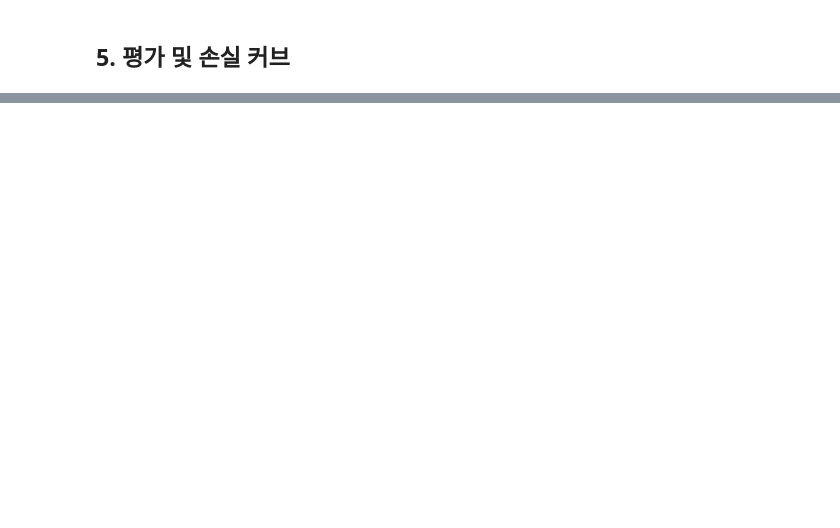
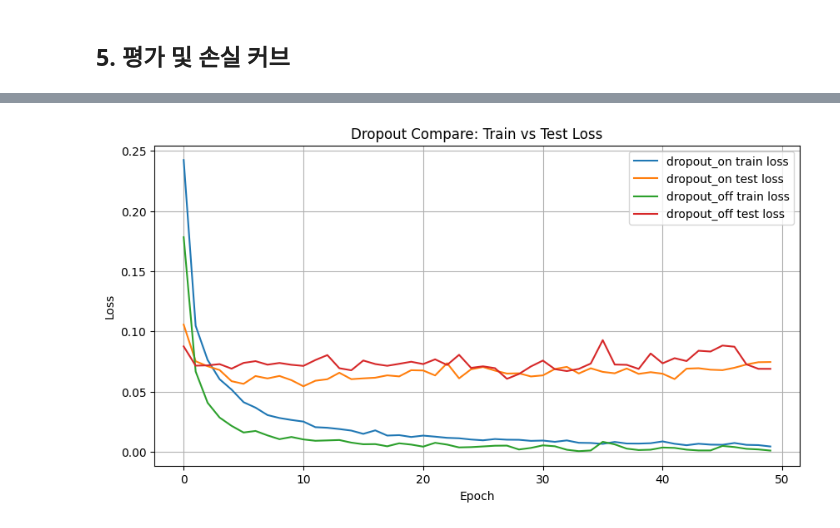
Before and after one commit to Developer-EJ/mnist-lab, a Jupyter notebook: mnist_lab.ipynb, the cells around one changed output, grey strips where cells are left out. Cells and saved outputs as stored; diff of their text form; code cells hidden in the pictures; blank space fills up the shorter version.

```diff
--- a/mnist_lab.ipynb
+++ b/mnist_lab.ipynb
@@ -146,12 +168,25 @@ from network import NeuralNetwork
 from optimizers import Adam, SGD
 from training import train
 import time
+from losses import cross_entropy_loss
+from training import evaluate
 
 def run_train(name, model, optimizer, epochs, batch_size):
     start = time.time()
     loss_history = train(model, optimizer, x_train, y_train, epochs=epochs, batch_size=batch_size)
     sec = time.time() - start
-    print(f"{name} | epochs={epochs} | batch={batch_size} | time={sec:.2f}s | final_loss={loss_history[-1]:.4f}")
+
+    y_test_pred = model.predict(x_test)
+    test_loss = cross_entropy_loss(y_test_pred, y_test)
+    test_acc, n_params = evaluate(model, x_test, y_test)
+
+    print(
+        f"{name} | epochs={epochs} | batch={batch_size} | "
+        f"time={sec:.2f}s | train_loss={loss_history[-1]:.4f} | "
+        f"test_loss={test_loss:.4f} | test_acc={test_acc:.2f}% | "
+        f"params={n_params:,}"
+    )
+
     return loss_history, sec
 
 
@@ -350,0 +498,11 @@ Final Loss  : 1.0711
+# %%
+print("\nSummary")
+print("-" * 100)
+print("Group | Model | Train Loss | Test Loss | Accuracy | Time")
+
+for group_name, name, acc, n_params, sec, train_loss, test_loss in results:
+    print(
+        f"{group_name} | {name} | "
+        f"{train_loss:.4f} | {test_loss:.4f} | "
+        f"{acc:.2f}% | {sec:.2f}s"
+    )
@@ -350,0 +588,19 @@ Final Loss  : 1.0711
+# %%
+import matplotlib.pyplot as plt
+
+plt.figure(figsize=(10, 5))
+
+plt.plot(loss_dropout_on, label="dropout_on train loss")
+plt.plot(test_loss_dropout_on, label="dropout_on test loss")
+
+plt.plot(loss_dropout_off, label="dropout_off train loss")
+plt.plot(test_loss_dropout_off, label="dropout_off test loss")
+
+plt.xlabel("Epoch")
+plt.ylabel("Loss")
+plt.title("Dropout Compare: Train vs Test Loss")
+plt.legend()
+plt.grid(True)
+plt.show()
+# %% [output]
+[figure, added]
```
Also changed, not shown: parts of 13 cells of this notebook, 8 other files.
